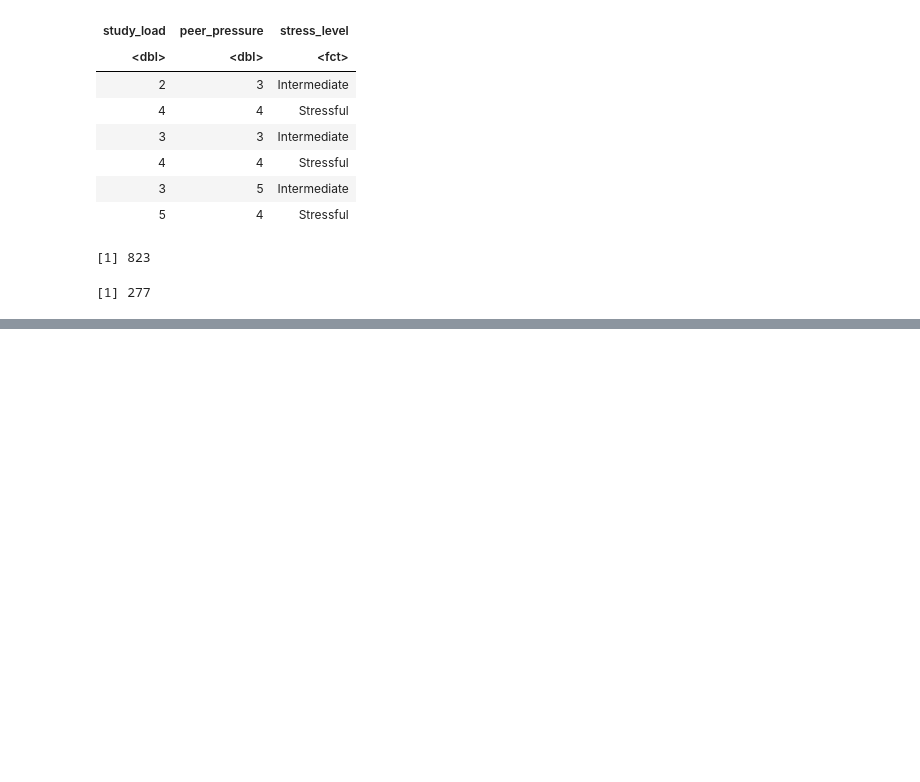
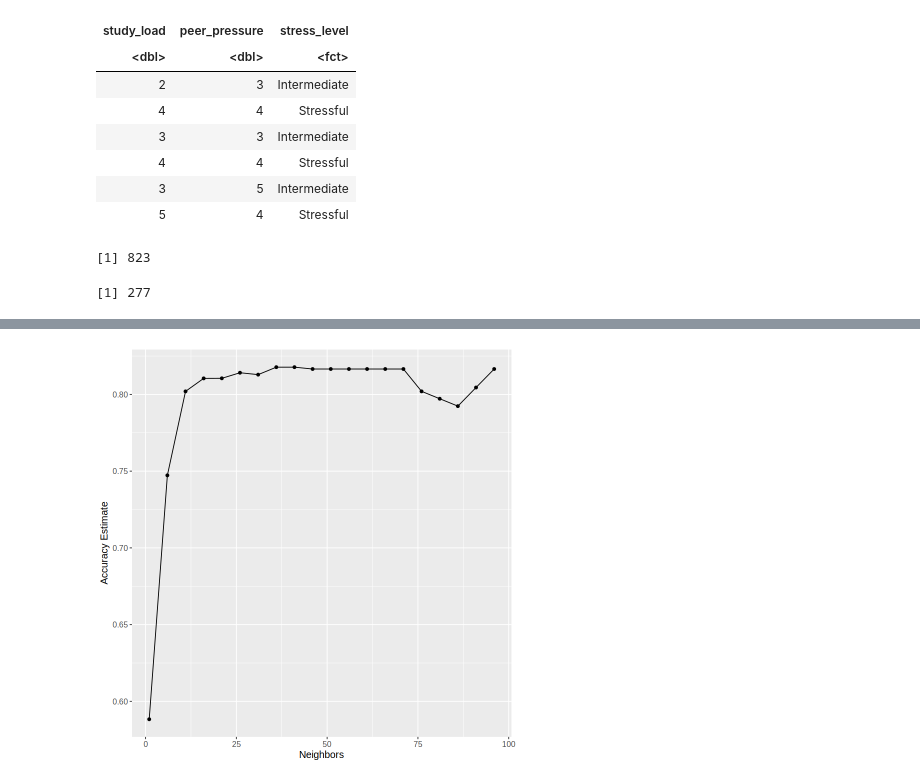
Before and after one commit to Ivvvyyan/dsci-group-11, a Jupyter notebook: Final Group Report.ipynb, the cells around one changed output, grey strips where cells are left out. Cells and saved outputs as stored; diff of their text form; code cells hidden in the pictures; blank space fills up the shorter version.

```diff
--- a/Final Group Report.ipynb
+++ b/Final Group Report.ipynb
@@ -150,0 +130,3 @@ stress_academic
+# %%
+stress_recipe <- recipe(stress_level ~ ., data=stress_selected)
+stress_recipe
@@ -150,0 +141,13 @@ stress_academic
+# %%
+k_vals <- tibble(neighbors = seq(from = 1, to = 100, by = 5))
+
+knn_results <- workflow() |>
+    add_recipe(stress_recipe) |>
+    add_model(knn_spec) |>
+    tune_grid(resamples = stress_vfold, grid = k_vals) |>
+    collect_metrics()
+
+accuracies <- knn_results |>
+    filter(.metric == "accuracy")
+
+accuracies
@@ -150,0 +174,10 @@ stress_academic
+# %%
+accuracy_vs_k <- ggplot(accuracies, aes(x=neighbors, y=mean)) +
+    geom_point() +
+    geom_line() +
+    labs(x="Neighbors", y="Accuracy Estimate") +
+    theme(text=element_text(size=12))
+
+accuracy_vs_k
+# %% [output]
+[figure, added]
```
Also changed, not shown: parts of 18 cells of this notebook.
